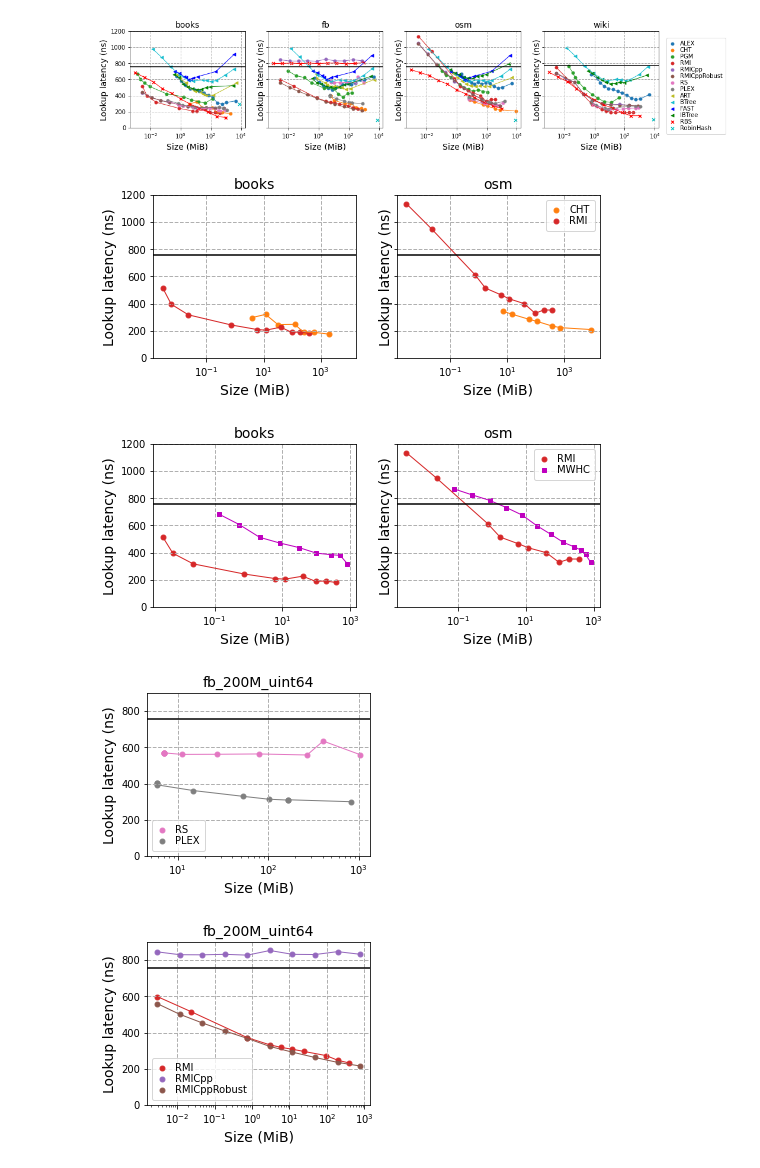
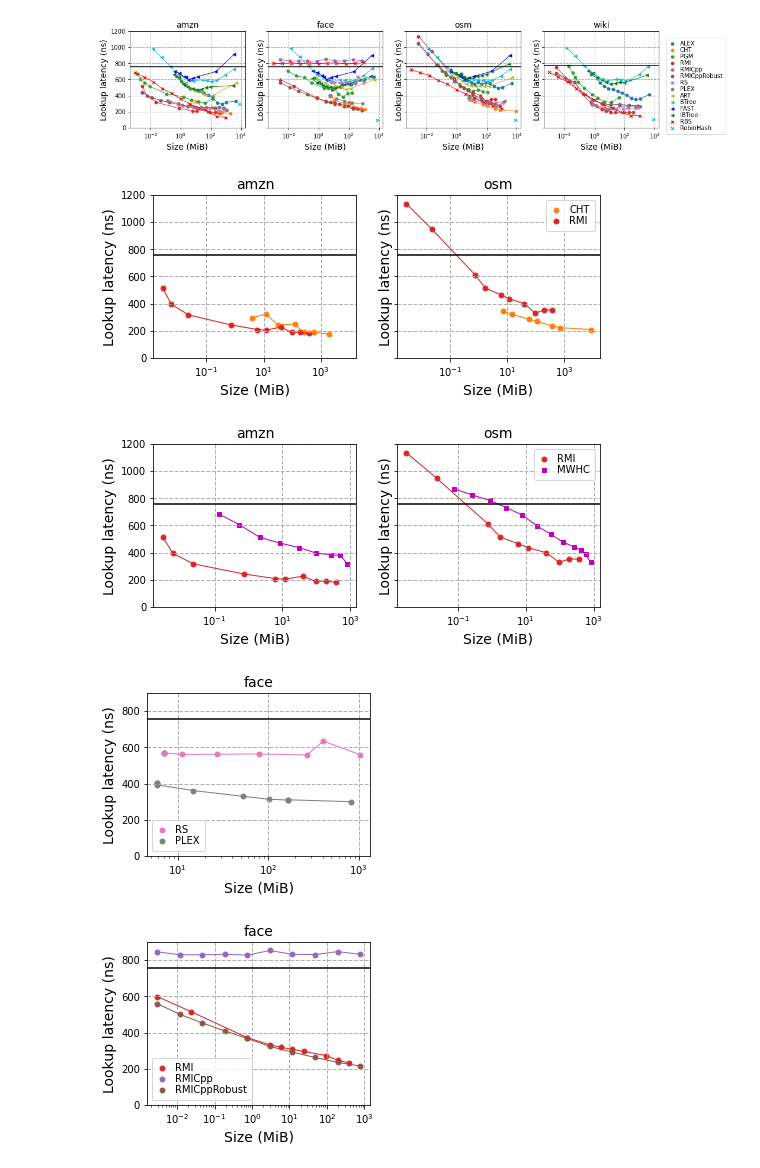
Before and after one commit to DominikHorn/SOSD, a Jupyter notebook: generate_plots.ipynb, the cells around one changed output. Cells and saved outputs as stored; diff of their text form; code cells hidden in the pictures.

Commit message:
adjust dataset names to match remaining paper

```diff
--- a/generate_plots.ipynb
+++ b/generate_plots.ipynb
@@ -48,6 +48,14 @@ def get_color(fun):
         colors[key] = options[color_i % len(options)]
         color_i += 1
     return colors[key]
+
+def get_ds_name(ds):
+    short_name = ds[:ds.find("_", 0, -1)]
+    if short_name == "fb":
+        return "face"
+    elif short_name == "books":
+        return "amzn"
+    return short_name
 # %%
 df = None #pd.read_csv("name,variant,median_time,byte_size,build_time,searcher,dataset")
 for file in os.listdir('./results'):
@@ -85,7 +93,7 @@ def plt_full(data, outfile, legend=legend_helper(), lims=[0, 1200]):
 
     for i, (ds, g) in enumerate(data.groupby(["dataset"])):
         ax = axs[i]
-        ax.set_title(ds[:ds.find("_", 0, -1)], fontsize=fontsize)
+        ax.set_title(get_ds_name(ds), fontsize=fontsize)
         ax.set_ylim(lims[0], lims[1])
         ax.set_xscale('log')
 
@@ -111,33 +119,33 @@ plt_full(plt_rmi_vs_cht_df, "rmi_vs_cht.pdf", legend=legend_helper(False))
 plt_full(plt_rmi_vs_perfect, "rmi_vs_perfect.pdf", legend=legend_helper(False))
 # %% [output]
 [figure]
-[figure, old version]
+[figure, new version]
 [figure]
 # %%
 def plt_outlier(data, outfile):
     fig, ax = plt.subplots(figsize=(4, 3))
-    ax.set_title(set(data["dataset"]).pop(), fontsize=fontsize)
+    ax.set_title(get_ds_name(set(data["dataset"]).pop()), fontsize=fontsize)
     ax.set_ylim(0, 900)
     ax.set_xscale('log')
 
     for (category, fun), group in data.groupby(["category", "name"]):
         if fun.lower() in ignore:
             continue
         if fun == "BinarySearch":
             ax.axhline(y=list(group["median_time"])[0], color='black', linestyle='-')
             continue
 
         ax.scatter(data=group, x="mbyte_size", y="median_time", label=map_name(fun), marker=markers[category], s=24, color=get_color(fun))
         ax.plot(group["mbyte_size"], group["median_time"], color=get_color(fun), linewidth=1)
 
     ax.set_xlabel("Size (MiB)", fontsize=fontsize)
     ax.set_ylabel("Lookup latency (ns)", fontsize=fontsize, x=0.05)
     ax.legend(loc="lower left", labelspacing=0.1, borderpad=0.5, handlelength=1)
     ax.grid(linestyle='--', linewidth=1)
     fig.savefig(f"{outfolder}/{outfile}", bbox_inches="tight", dpi=300)
 
 plt_outlier(plt_outlier1_df, "outlier1.pdf")
 plt_outlier(plt_outlier2_df, "outlier2.pdf")
 # %% [output]
-[figure, old version]
+[figure, new version]
-[figure, old version]
+[figure, new version]
```
Also changed, not shown: 5 other files.
